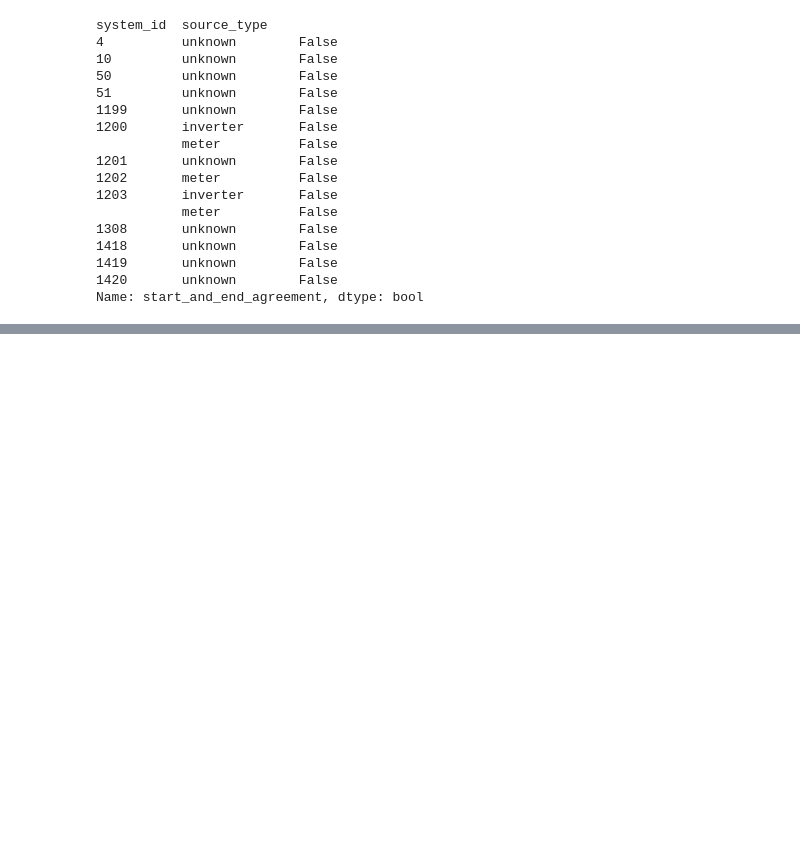
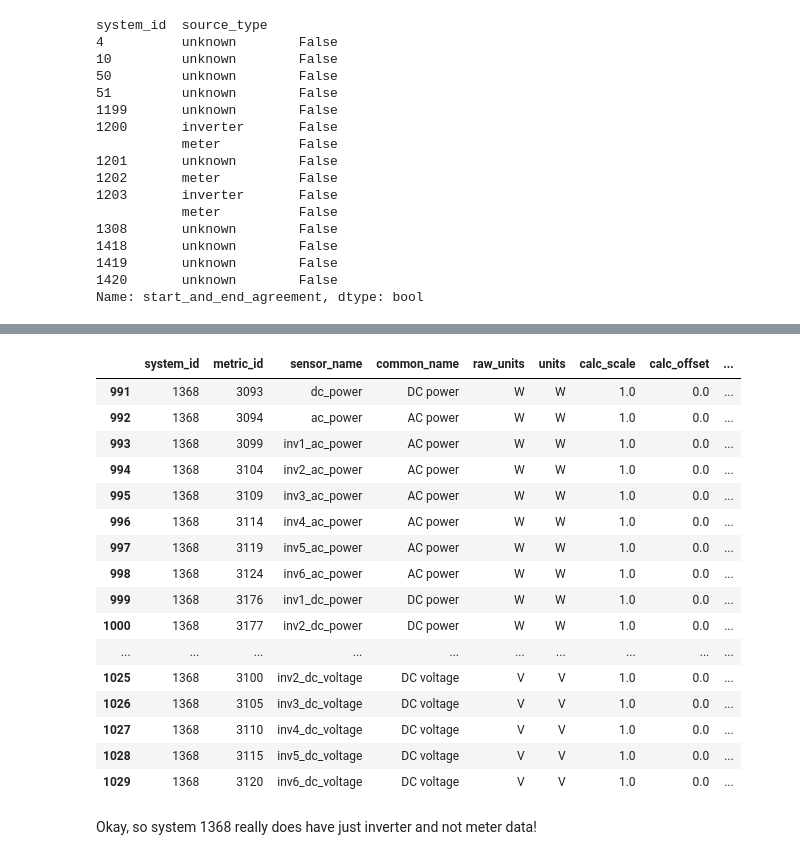
Before and after one commit to Erdos-Projects/predicting-day-ahead-solar-power-production, a Jupyter notebook: src/data/pwr/extract_ac_power_practice.ipynb, the cells around one changed output, grey strips where cells are left out. Cells and saved outputs as stored; diff of their text form; code cells hidden in the pictures; blank space fills up the shorter version.

Commit message:
Current data-cleaning routines, still typos.

```diff
--- a/src/data/pwr/extract_ac_power_practice.ipynb
+++ b/src/data/pwr/extract_ac_power_practice.ipynb
@@ -683,0 +1930,22 @@ Name: start_and_end_agreement, dtype: bool
+# %%
+metrics_df[metrics_df['system_id'] == 1368]
+# %% [output]
+|  | system_id | metric_id | sensor_name | common_name | raw_units | units | calc_scale | calc_offset | ... |
+| 991 | 1368 | 3093 | dc_power | DC power | W | W | 1.0 | 0.0 | ... |
+| 992 | 1368 | 3094 | ac_power | AC power | W | W | 1.0 | 0.0 | ... |
+| 993 | 1368 | 3099 | inv1_ac_power | AC power | W | W | 1.0 | 0.0 | ... |
+| 994 | 1368 | 3104 | inv2_ac_power | AC power | W | W | 1.0 | 0.0 | ... |
+| 995 | 1368 | 3109 | inv3_ac_power | AC power | W | W | 1.0 | 0.0 | ... |
+| 996 | 1368 | 3114 | inv4_ac_power | AC power | W | W | 1.0 | 0.0 | ... |
+| 997 | 1368 | 3119 | inv5_ac_power | AC power | W | W | 1.0 | 0.0 | ... |
+| 998 | 1368 | 3124 | inv6_ac_power | AC power | W | W | 1.0 | 0.0 | ... |
+| 999 | 1368 | 3176 | inv1_dc_power | DC power | W | W | 1.0 | 0.0 | ... |
+| 1000 | 1368 | 3177 | inv2_dc_power | DC power | W | W | 1.0 | 0.0 | ... |
+| ... | ... | ... | ... | ... | ... | ... | ... | ... | ... |
+| 1025 | 1368 | 3100 | inv2_dc_voltage | DC voltage | V | V | 1.0 | 0.0 | ... |
+| 1026 | 1368 | 3105 | inv3_dc_voltage | DC voltage | V | V | 1.0 | 0.0 | ... |
+| 1027 | 1368 | 3110 | inv4_dc_voltage | DC voltage | V | V | 1.0 | 0.0 | ... |
+| 1028 | 1368 | 3115 | inv5_dc_voltage | DC voltage | V | V | 1.0 | 0.0 | ... |
+| 1029 | 1368 | 3120 | inv6_dc_voltage | DC voltage | V | V | 1.0 | 0.0 | ... |
+# %% [markdown]
+Okay, so system 1368 really does have just inverter and not meter data!
```
Also changed, not shown: parts of 148 cells of this notebook, 1 other file.
